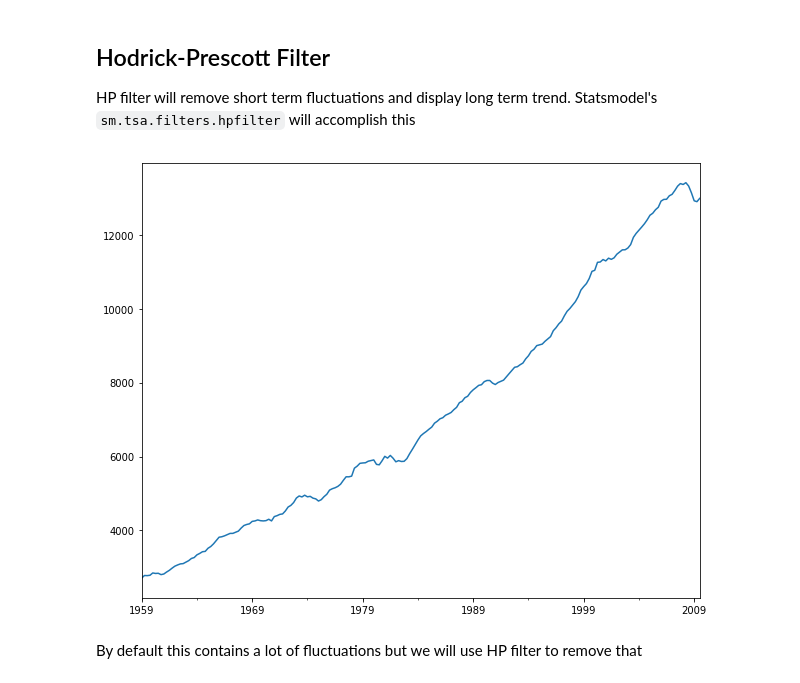
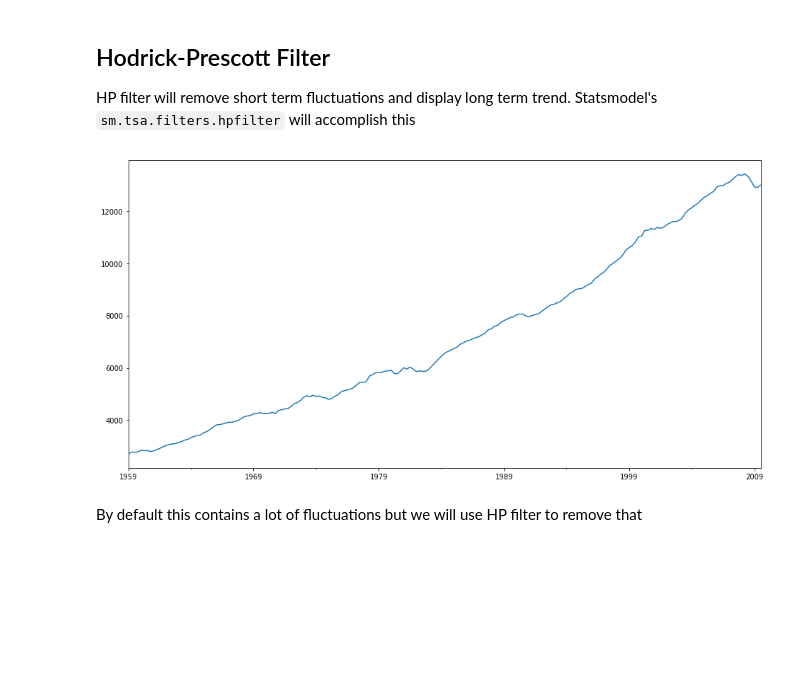
Before and after one commit to maykulkarni/algo_trading, a Jupyter notebook: 3. Time series analysis.ipynb, the cells around one changed output. Cells and saved outputs as stored; diff of their text form; code cells hidden in the pictures; blank space fills up the shorter version.

```diff
--- a/3. Time series analysis.ipynb
+++ b/3. Time series analysis.ipynb
@@ -61,9 +61,9 @@ df.head()
 
 HP filter will remove short term fluctuations and display long term trend. Statsmodel's `sm.tsa.filters.hpfilter` will accomplish this
 # %%
-df["realgdp"].plot(figsize=(10, 8));
+df["realgdp"].plot(figsize=(16, 8));
 # %% [output]
-[figure, old version]
+[figure, new version]
 # %% [markdown]
 By default this contains a lot of fluctuations but we will use HP filter to remove that
 # %%
```
Also changed, not shown: parts of 10 cells of this notebook, 2 other files.
